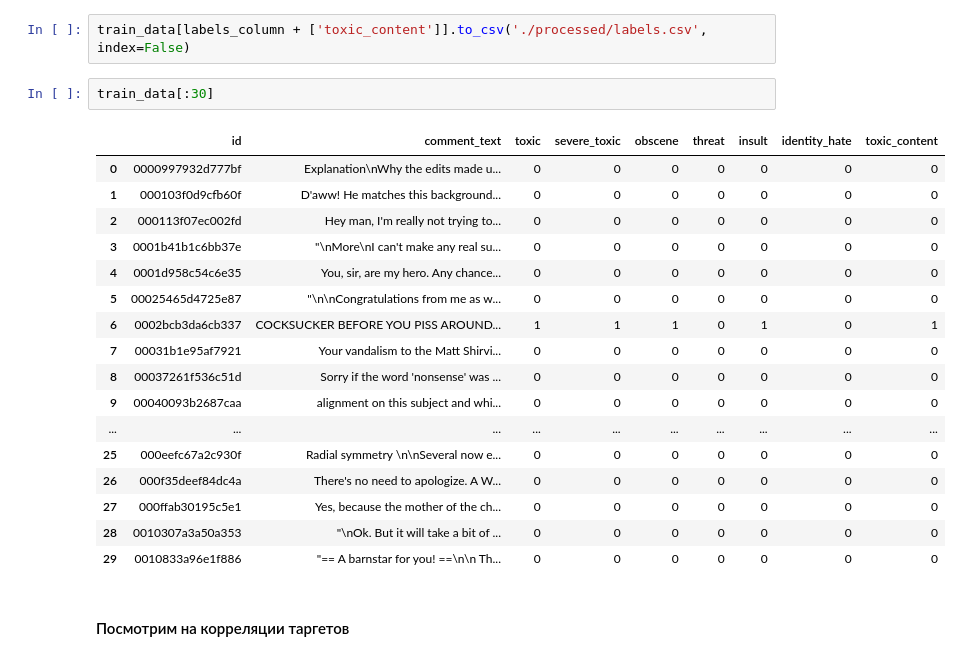
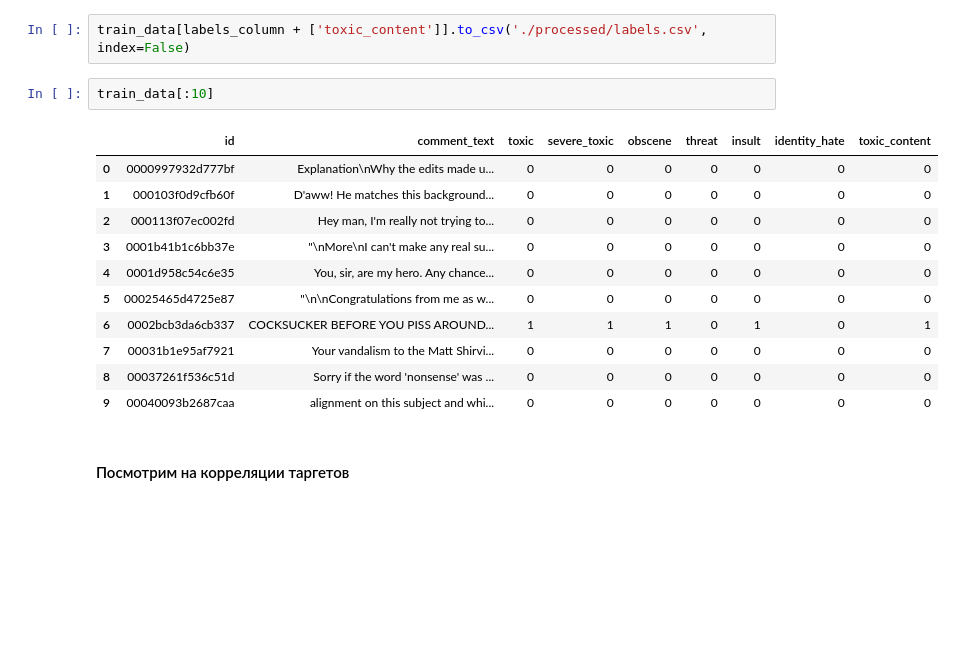
Before and after one commit to MartinsonMichael/VK_Lab_intro, a Jupyter notebook: view.ipynb, the cells around one changed output. Cells and saved outputs as stored; diff of their text form; blank space fills up the shorter version.

```diff
--- a/view.ipynb
+++ b/view.ipynb
@@ -28,25 +28,19 @@ See the caveats in the documentation: http://pandas.pydata.org/pandas-docs/stabl
 # %%
 train_data[labels_column + ['toxic_content']].to_csv('./processed/labels.csv', index=False)
 # %%
-train_data[:30]
+train_data[:10]
 # %% [output]
 |  | id | comment_text | toxic | severe_toxic | obscene | threat | insult | identity_hate | toxic_content |
 | 0 | 0000997932d777bf | Explanation\nWhy the edits made u... | 0 | 0 | 0 | 0 | 0 | 0 | 0 |
 | 1 | 000103f0d9cfb60f | D'aww! He matches this background... | 0 | 0 | 0 | 0 | 0 | 0 | 0 |
 | 2 | 000113f07ec002fd | Hey man, I'm really not trying to... | 0 | 0 | 0 | 0 | 0 | 0 | 0 |
 | 3 | 0001b41b1c6bb37e | "\nMore\nI can't make any real su... | 0 | 0 | 0 | 0 | 0 | 0 | 0 |
 | 4 | 0001d958c54c6e35 | You, sir, are my hero. Any chance... | 0 | 0 | 0 | 0 | 0 | 0 | 0 |
 | 5 | 00025465d4725e87 | "\n\nCongratulations from me as w... | 0 | 0 | 0 | 0 | 0 | 0 | 0 |
 | 6 | 0002bcb3da6cb337 | COCKSUCKER BEFORE YOU PISS AROUND... | 1 | 1 | 1 | 0 | 1 | 0 | 1 |
 | 7 | 00031b1e95af7921 | Your vandalism to the Matt Shirvi... | 0 | 0 | 0 | 0 | 0 | 0 | 0 |
 | 8 | 00037261f536c51d | Sorry if the word 'nonsense' was ... | 0 | 0 | 0 | 0 | 0 | 0 | 0 |
 | 9 | 00040093b2687caa | alignment on this subject and whi... | 0 | 0 | 0 | 0 | 0 | 0 | 0 |
-| ... | ... | ... | ... | ... | ... | ... | ... | ... | ... |
-| 25 | 000eefc67a2c930f | Radial symmetry \n\nSeveral now e... | 0 | 0 | 0 | 0 | 0 | 0 | 0 |
-| 26 | 000f35deef84dc4a | There's no need to apologize. A W... | 0 | 0 | 0 | 0 | 0 | 0 | 0 |
-| 27 | 000ffab30195c5e1 | Yes, because the mother of the ch... | 0 | 0 | 0 | 0 | 0 | 0 | 0 |
-| 28 | 0010307a3a50a353 | "\nOk. But it will take a bit of ... | 0 | 0 | 0 | 0 | 0 | 0 | 0 |
-| 29 | 0010833a96e1f886 | "== A barnstar for you! ==\n\n Th... | 0 | 0 | 0 | 0 | 0 | 0 | 0 |
 # %% [markdown]
 #### Посмотрим на корреляции таргетов
 # %%
```
Also changed, not shown: parts of 10 cells of this notebook, 2 other files.
